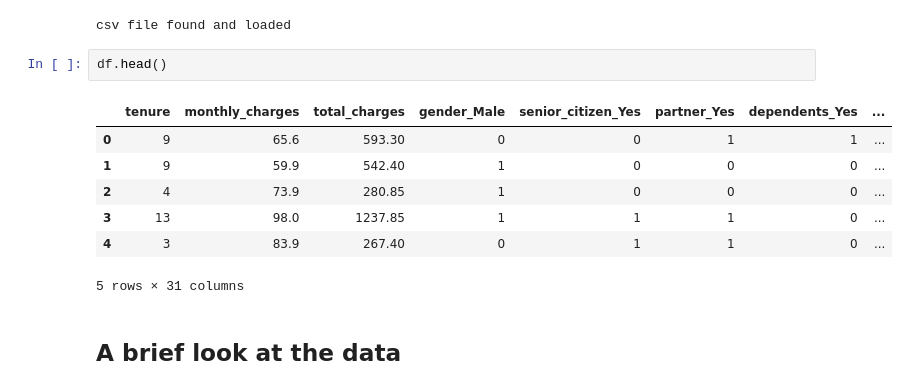
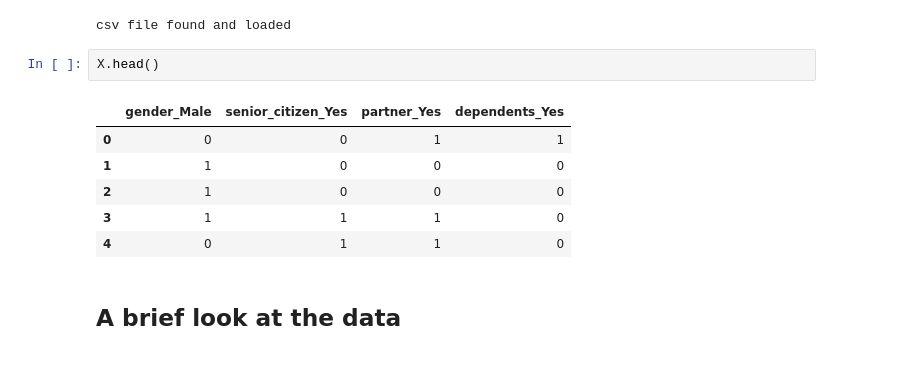
Before and after one commit to Esayas-Asefa/classification_project, a Jupyter notebook: final_report.ipynb, the cells around one changed output. Cells and saved outputs as stored; diff of their text form.

```diff
--- a/final_report.ipynb
+++ b/final_report.ipynb
@@ -57,15 +58,14 @@ X_train, X_validate, X_test, y_train, y_validate, y_test = acq.train_validate_te
 # %% [output]
 csv file found and loaded
 # %%
-df.head()
+X.head()
 # %% [output]
-|  | tenure | monthly_charges | total_charges | gender_Male | senior_citizen_Yes | partner_Yes | dependents_Yes | ... |
-| 0 | 9 | 65.6 | 593.30 | 0 | 0 | 1 | 1 | ... |
-| 1 | 9 | 59.9 | 542.40 | 1 | 0 | 0 | 0 | ... |
-| 2 | 4 | 73.9 | 280.85 | 1 | 0 | 0 | 0 | ... |
-| 3 | 13 | 98.0 | 1237.85 | 1 | 1 | 1 | 0 | ... |
-| 4 | 3 | 83.9 | 267.40 | 0 | 1 | 1 | 0 | ... |
+|  | gender_Male | senior_citizen_Yes | partner_Yes | dependents_Yes |
+| 0 | 0 | 0 | 1 | 1 |
+| 1 | 1 | 0 | 0 | 0 |
+| 2 | 1 | 0 | 0 | 0 |
+| 3 | 1 | 1 | 1 | 0 |
+| 4 | 0 | 1 | 1 | 0 |
-5 rows × 31 columns
 # %% [markdown]
 ## A brief look at the data
 # %%
```
Also changed, not shown: parts of 22 cells of this notebook, 3 other files.
